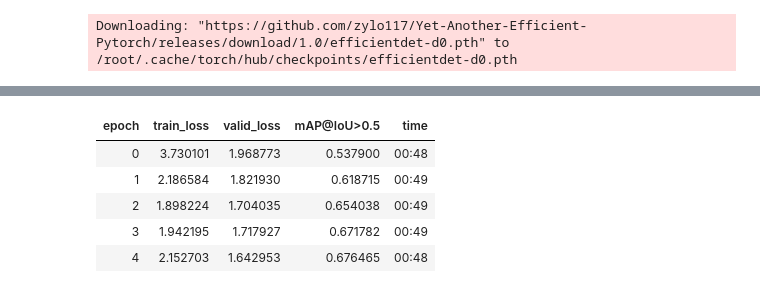
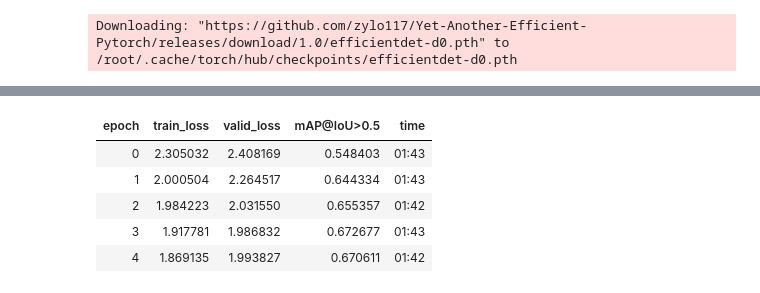
Before and after one commit to rbrtwlz/fastai_object_detection, a Jupyter notebook: notebooks/05_learners.ipynb, the cells around one changed output, grey strips where cells are left out. Saved outputs shown, nothing was run; the diff lists cells and outputs as text; code cells hidden in the pictures.

```diff
--- a/notebooks/05_learners.ipynb
+++ b/notebooks/05_learners.ipynb
@@ -259,7 +271,7 @@ class efficientdet_learner(ObjDetLearner):
 from fastai_object_detection.dataloaders import ObjectDetectionDataLoaders
 from fastai_object_detection.datasets import CocoData
 # %%
-path,df = CocoData.create("coco-person", cat_list=["person"], max_images=1000)
+path,df = CocoData.create("coco-person", cat_list=["person"], max_images=2000, with_mask=True)
 df.head(2)
 # %% [output]
 Creating folders.
@@ -282,5 +296,7 @@ Creating Dataframe...
+# %%
+df_bb_only = df.drop(columns=["mask_path"])
 # %%
-dls = ObjectDetectionDataLoaders.from_df(df, valid_pct=0.1, bs=4,
+dls = ObjectDetectionDataLoaders.from_df(df_bb_only, valid_pct=0.1, bs=4,
                                         item_tfms=[Resize(512, method='pad', pad_mode='zeros')],
                                         batch_tfms=[Normalize.from_stats(*imagenet_stats)])
 # %%
@@ -305,9 +321,9 @@ SuggestedLRs(valley=0.0002290867705596611)
 # %%
-learn.fit_one_cycle(5, 1e-04)
+learn.fit_one_cycle(5, 2.3e-04)
 # %% [output]
 | epoch | train_loss | valid_loss | mAP@IoU>0.5 | time |
-| 0 | 3.730101 | 1.968773 | 0.537900 | 00:48 |
-| 1 | 2.186584 | 1.821930 | 0.618715 | 00:49 |
-| 2 | 1.898224 | 1.704035 | 0.654038 | 00:49 |
-| 3 | 1.942195 | 1.717927 | 0.671782 | 00:49 |
-| 4 | 2.152703 | 1.642953 | 0.676465 | 00:48 |
+| 0 | 2.305032 | 2.408169 | 0.548403 | 01:43 |
+| 1 | 2.000504 | 2.264517 | 0.644334 | 01:43 |
+| 2 | 1.984223 | 2.031550 | 0.655357 | 01:42 |
+| 3 | 1.917781 | 1.986832 | 0.672677 | 01:43 |
+| 4 | 1.869135 | 1.993827 | 0.670611 | 01:42 |
```
Also changed, not shown: parts of 22 cells of this notebook, 8 other files.
